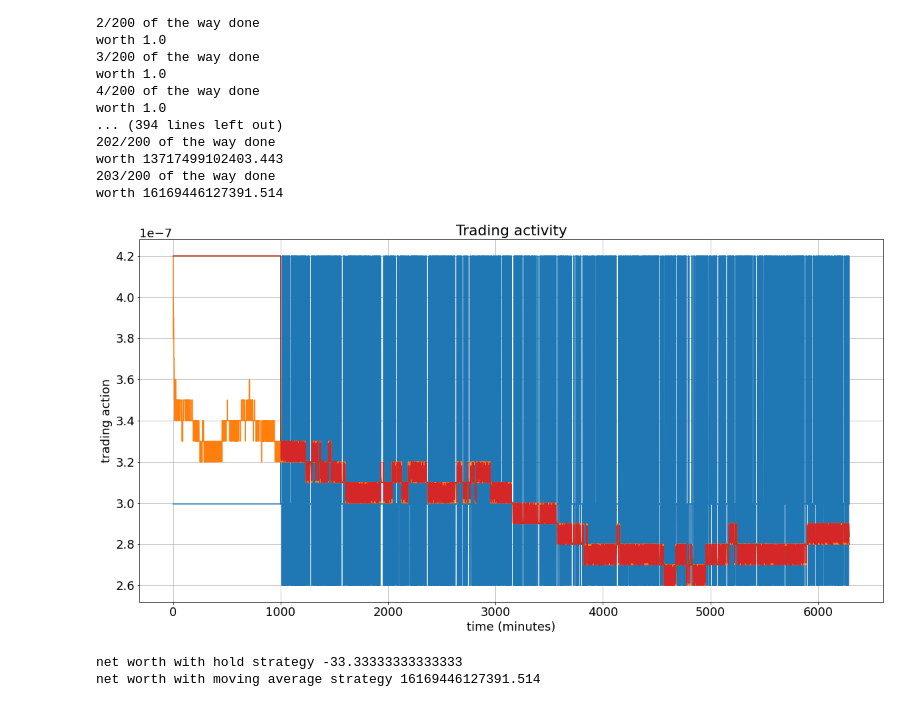
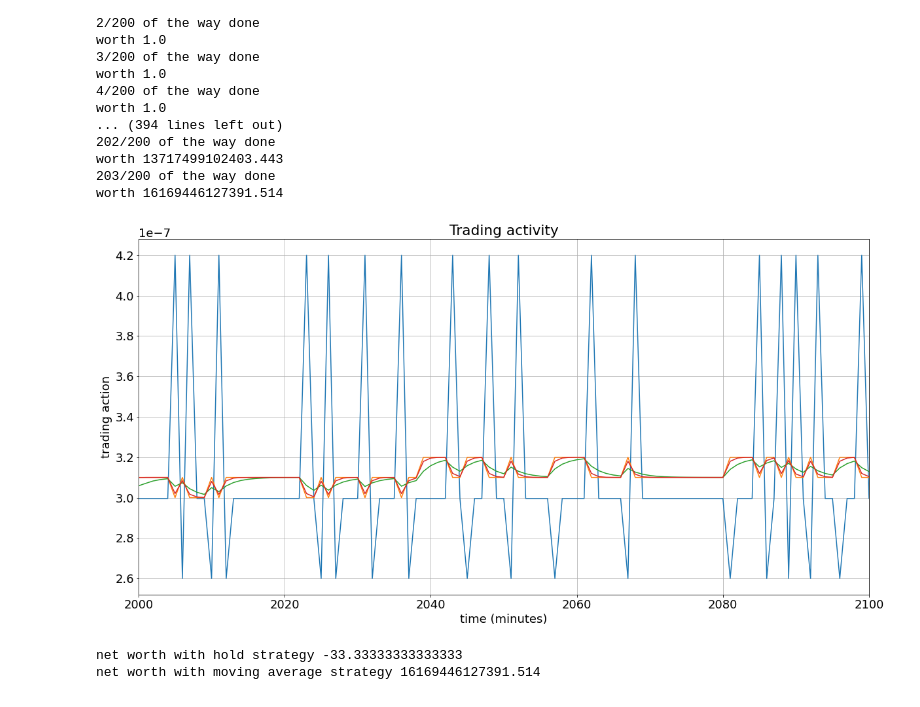
Before and after one commit to SamIngersoll/hft, a Jupyter notebook: load_cryptodatum_data.ipynb, the cells around one changed output. Cells and saved outputs as stored; diff of their text form; code cells hidden in the pictures.

```diff
--- a/load_cryptodatum_data.ipynb
+++ b/load_cryptodatum_data.ipynb
@@ -331,16 +331,17 @@ worth 16169446127391.514
 # %%
 # plot the activity along with the stock price
 plt.plot(t, activity)
 plt.plot(t, p)
 plt.plot(t, ema_hist1)
 plt.plot(t, ema_hist2)
+plt.xlim([2000, 2100])
 plt.xlabel('time (minutes)')
 plt.ylabel('trading action')
 plt.title('Trading activity')
 plt.grid(True)
 plt.show()
 # %% [output]
-[figure, old version]
+[figure, new version]
 # %%
 # plot the net worth of the trading strategy over time
 
```
Also changed, not shown: 1 other file.
